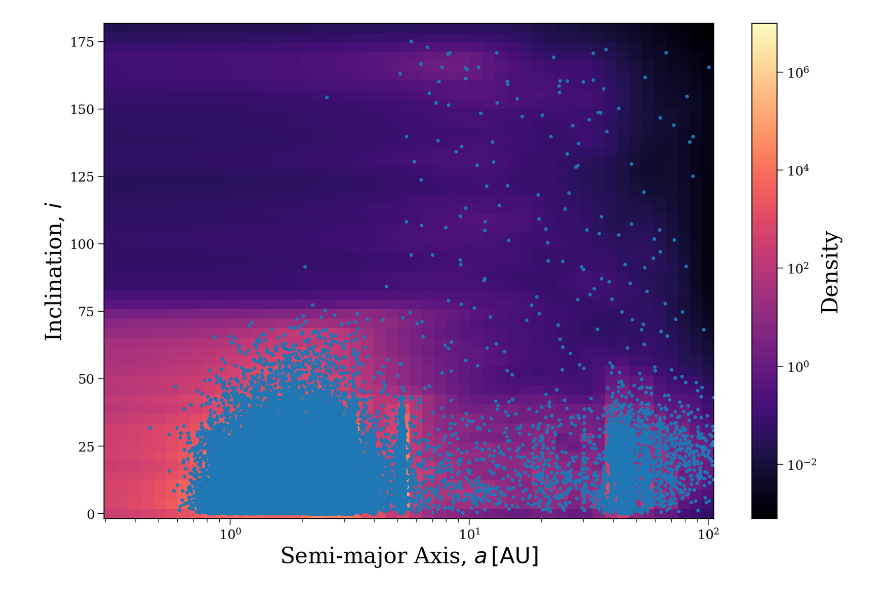
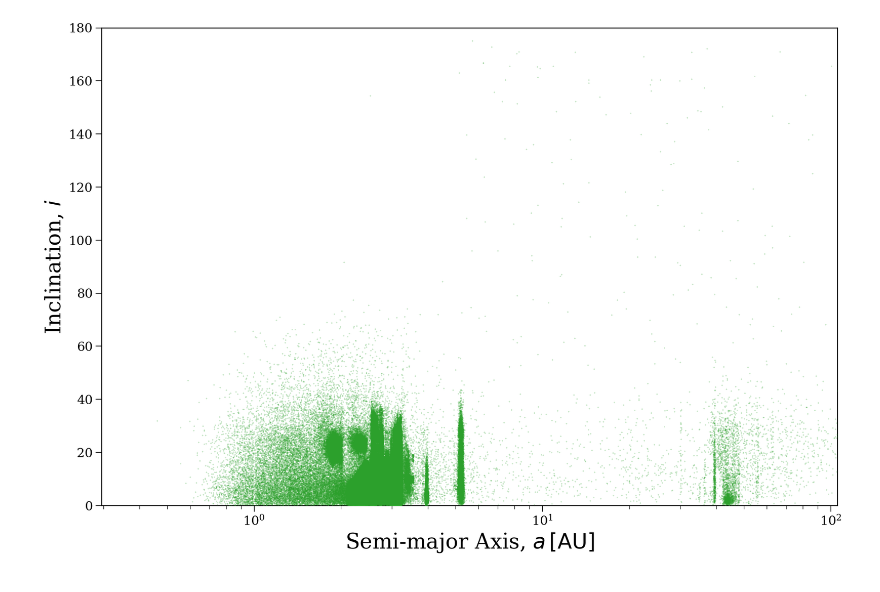
Before and after one commit to dirac-institute/hybrid_sso_catalogue, a Jupyter notebook: density/investigate.ipynb, the cells around one changed output. Drawn from its saved outputs; the diff is of its cells as text; code cells hidden in the pictures.

```diff
--- a/density/investigate.ipynb
+++ b/density/investigate.ipynb
@@ -38,21 +46,17 @@ grid_shape = (len(a), len(e), len(i))
+# %%
+xlims = (0.3, 105)
 # %%
-X, Y = np.meshgrid(a, i)
-img = densities.reshape(grid_shape).sum(axis=1).T
-
 fig, ax = plt.subplots(figsize=(15, 10))
-
-mesh = ax.pcolormesh(X, Y, img, shading="nearest", norm=LogNorm(), cmap="magma")
-cbar = fig.colorbar(mesh, label="Density")
 
 ax.set_xscale("log")
 
-xlims = ax.get_xlim()
-ax.scatter(mpcorb.a, mpcorb.i, marker=".", zorder=100)
+ax.scatter(mpcorb.a, mpcorb.i, marker=".", s=0.1, zorder=100, color="tab:green")
 ax.set_xlim(xlims)
+ax.set_ylim(0, 180)
 
 ax.set_xlabel(r"Semi-major Axis, $a\, [\rm AU]$")
 ax.set_ylabel(r"Inclination, $i$")
 
 plt.show()
 # %% [output]
-[figure, old version]
+[figure, new version]
```
Also changed, not shown: parts of 7 cells of this notebook, 2 other files.
